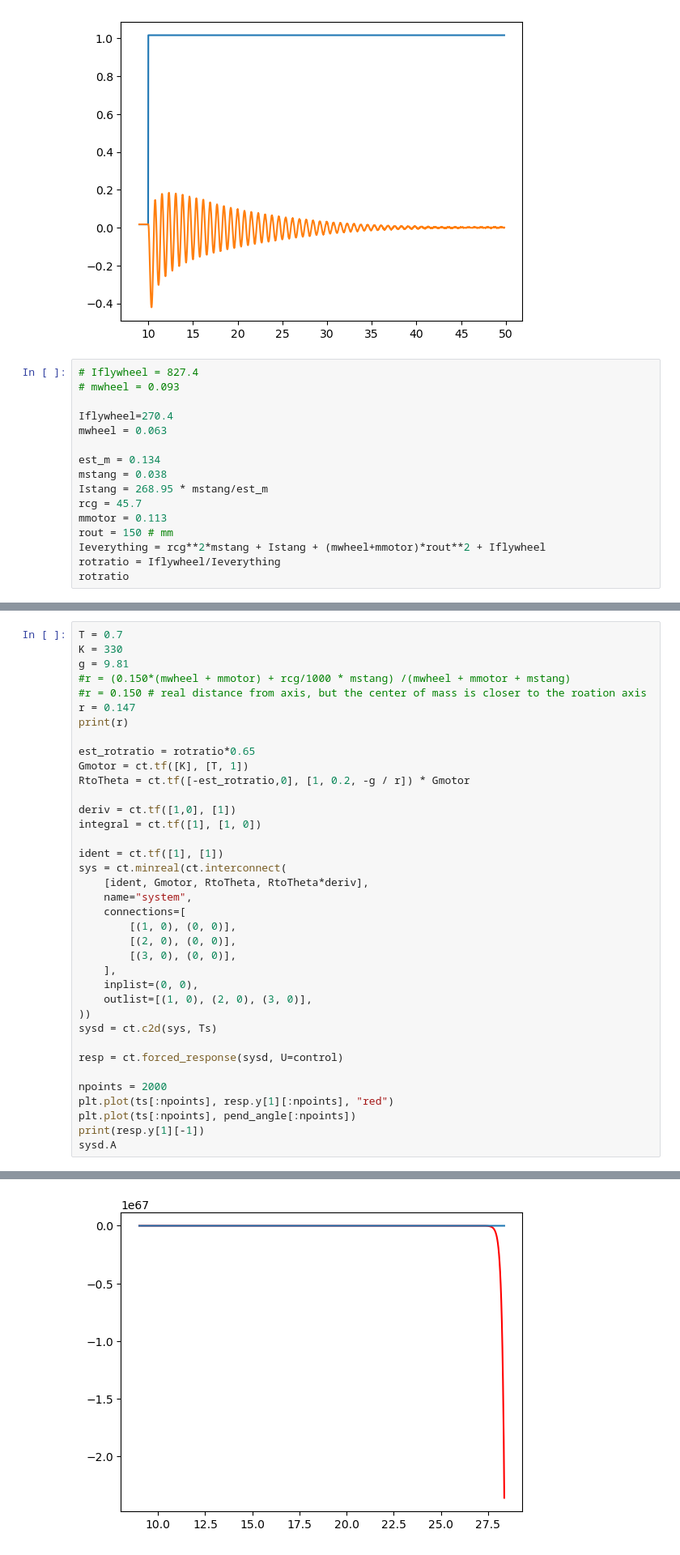
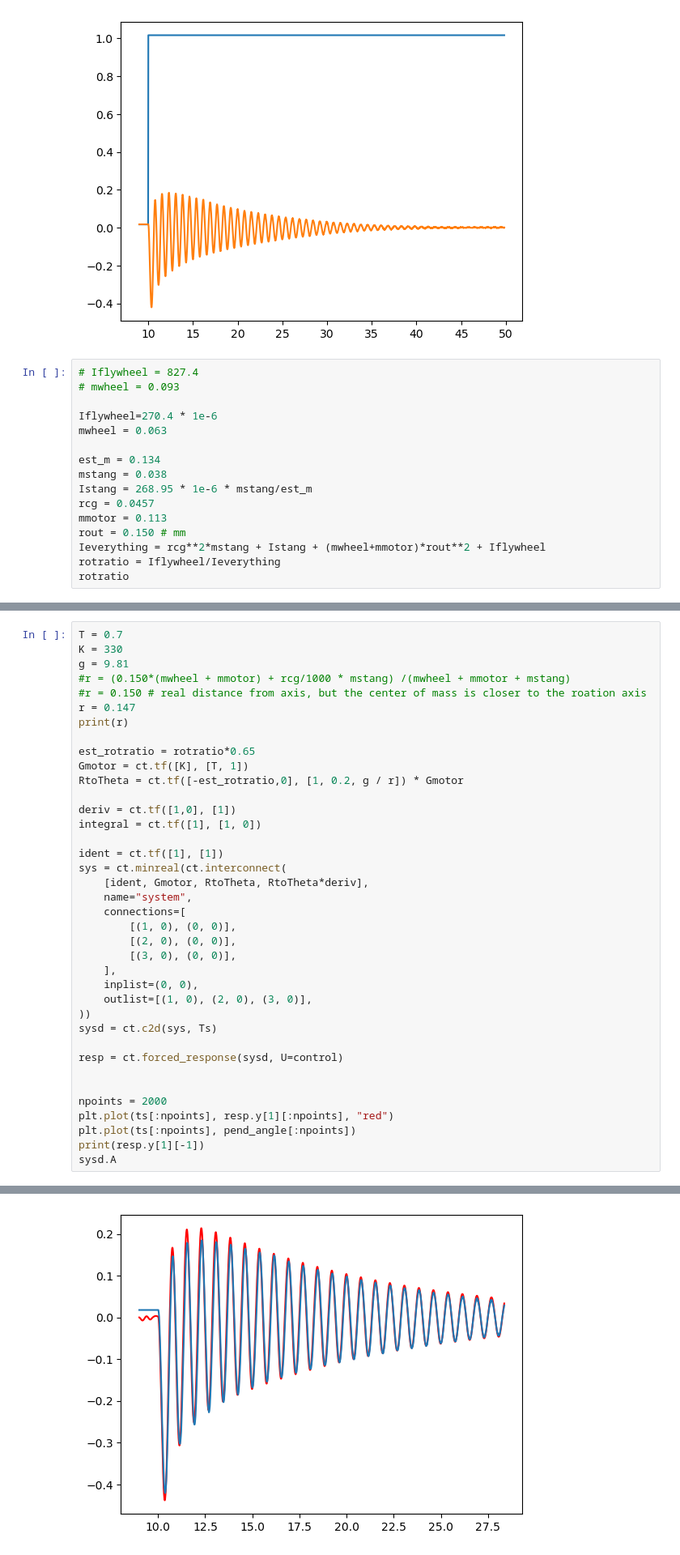
Before and after one commit to 02alexander/companion, a Jupyter notebook: analysis/inv_pend.ipynb, the cells around one changed output, grey strips where cells are left out. Shown at 81% size. Saved outputs shown, nothing was run; the diff lists cells and outputs as text.

```diff
--- a/analysis/inv_pend.ipynb
+++ b/analysis/inv_pend.ipynb
@@ -25,15 +25,15 @@ plt.plot(ts, pend_angle)
 # Iflywheel = 827.4
 # mwheel = 0.093
 
-Iflywheel=270.4
+Iflywheel=270.4 * 1e-6
 mwheel = 0.063
 
 est_m = 0.134
 mstang = 0.038
-Istang = 268.95 * mstang/est_m
-rcg = 45.7
+Istang = 268.95 * 1e-6 * mstang/est_m
+rcg = 0.0457
 mmotor = 0.113
-rout = 150 # mm
+rout = 0.150 # mm
 Ieverything = rcg**2*mstang + Istang + (mwheel+mmotor)*rout**2 + Iflywheel
 rotratio = Iflywheel/Ieverything
 rotratio
@@ -50,7 +50,7 @@ print(r)
 
 est_rotratio = rotratio*0.65
 Gmotor = ct.tf([K], [T, 1])
-RtoTheta = ct.tf([-est_rotratio,0], [1, 0.2, -g / r]) * Gmotor
+RtoTheta = ct.tf([-est_rotratio,0], [1, 0.2, g / r]) * Gmotor
 
 deriv = ct.tf([1,0], [1])
 integral = ct.tf([1], [1, 0])
@@ -71,6 +71,7 @@ sysd = ct.c2d(sys, Ts)
 
 resp = ct.forced_response(sysd, U=control)
 
+
 npoints = 2000
 plt.plot(ts[:npoints], resp.y[1][:npoints], "red")
 plt.plot(ts[:npoints], pend_angle[:npoints])
@@ -86,4 +87,4 @@ array([[ 1.003366e+00,  9.890650e-02, -2.102488e-04],
-[figure, old version]
+[figure, new version]
 # %%
 G = np.array([
     [1**2, 0.0, 0.0],
```
Also changed, not shown: parts of 3 cells of this notebook, 7 other files.
